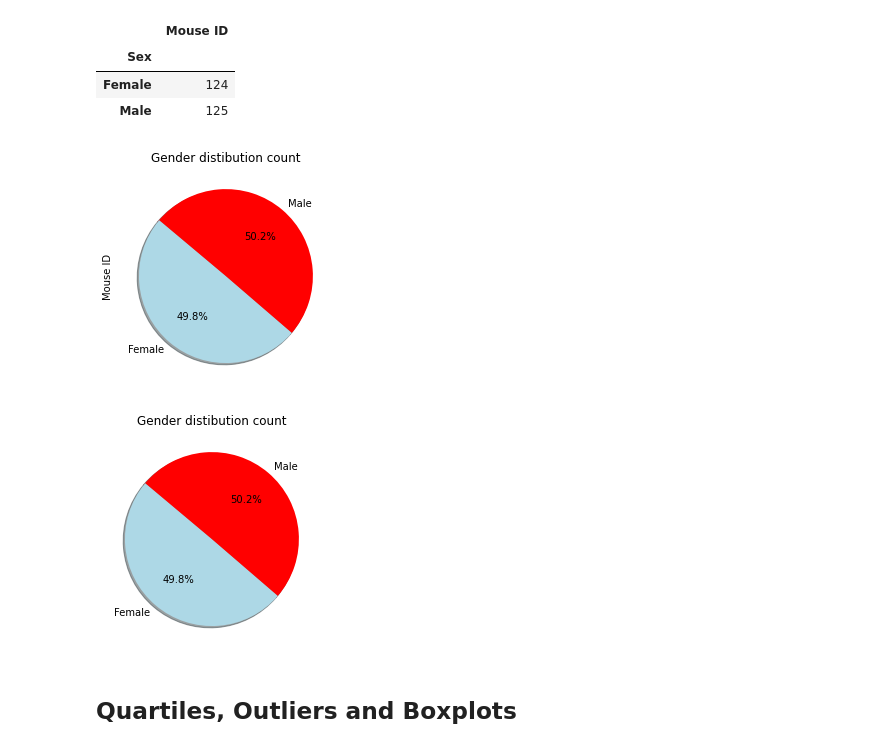
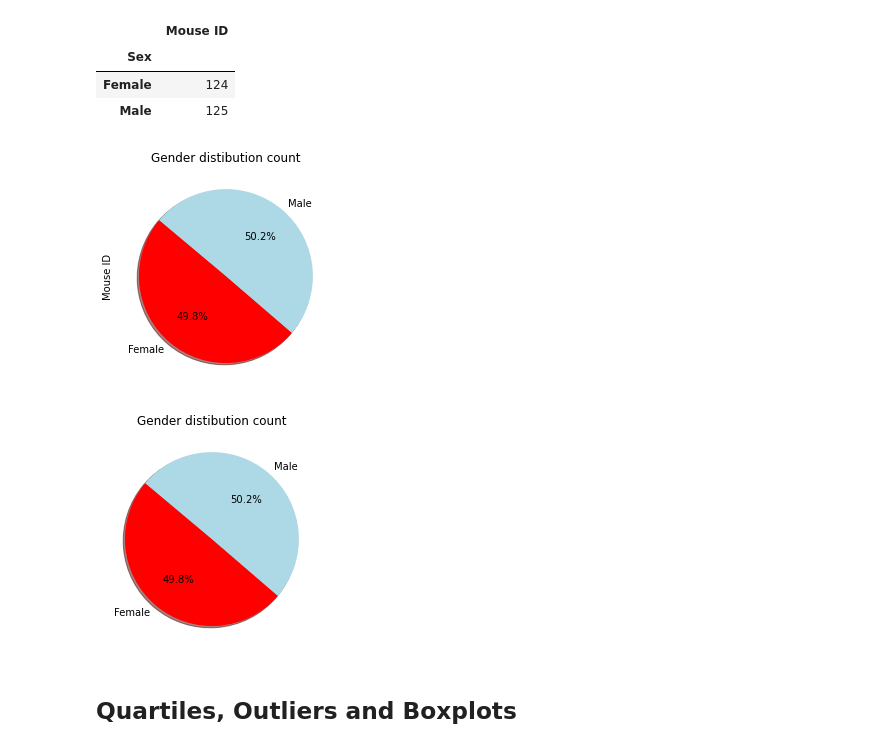
Before and after one commit to FreddyRangelA/Matplotlib, a Jupyter notebook: pymaceuticals_starter.ipynb, the cells around one changed output. Drawn from its saved outputs; the diff is of its cells as text; code cells hidden in the pictures.

```diff
--- a/pymaceuticals_starter.ipynb
+++ b/pymaceuticals_starter.ipynb
@@ -218,24 +218,24 @@ pie_pd_df
 | Male | 125 |
 # %%
 # Generate a pie plot showing the distribution of female versus male mice using pandas
-colors=["lightblue","red"]
+colors=["red","lightblue"]
 pie_pd_df["Mouse ID"].plot(y=' ', kind= 'pie', shadow=True, startangle=140, autopct="%1.1f%%", colors=colors)
 plt.title('Gender distibution count')
 plt.savefig('Charts/pieChartPandas')
 # %% [output]
-[figure, old version]
+[figure, new version]
 # %%
 # Generate a pie plot showing the distribution of female versus male mice using pyplot
 
 #the new data frame needed for the pie charts reflecting only the unique number of individual mice that participated.
 sizes=pie_pd_df["Mouse ID"]
 labels=pie_pd_df.index.values.tolist()
-colors=["lightblue","red"]
+colors=["red","lightblue"]
 plt.pie(sizes, labels=labels,autopct="%1.1f%%",colors=colors,shadow=True, startangle=140)
 plt.title('Gender distibution count')
 plt.savefig('Charts/pieChartPylot')
 # %% [output]
-[figure, old version]
+[figure, new version]
 # %% [markdown]
 ## Quartiles, Outliers and Boxplots
 # %%
```
Also changed, not shown: parts of 4 cells of this notebook, 2 other files.
